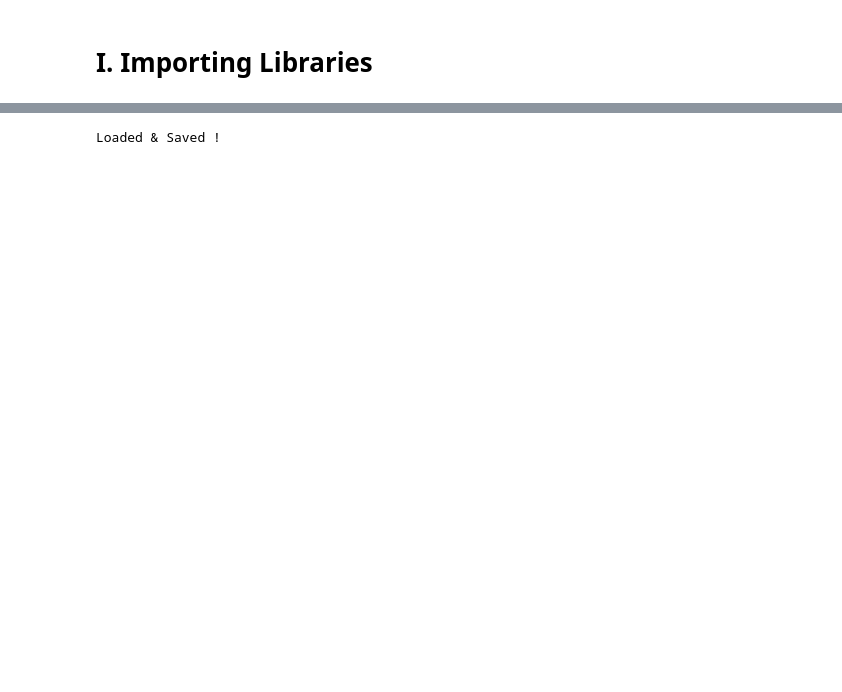
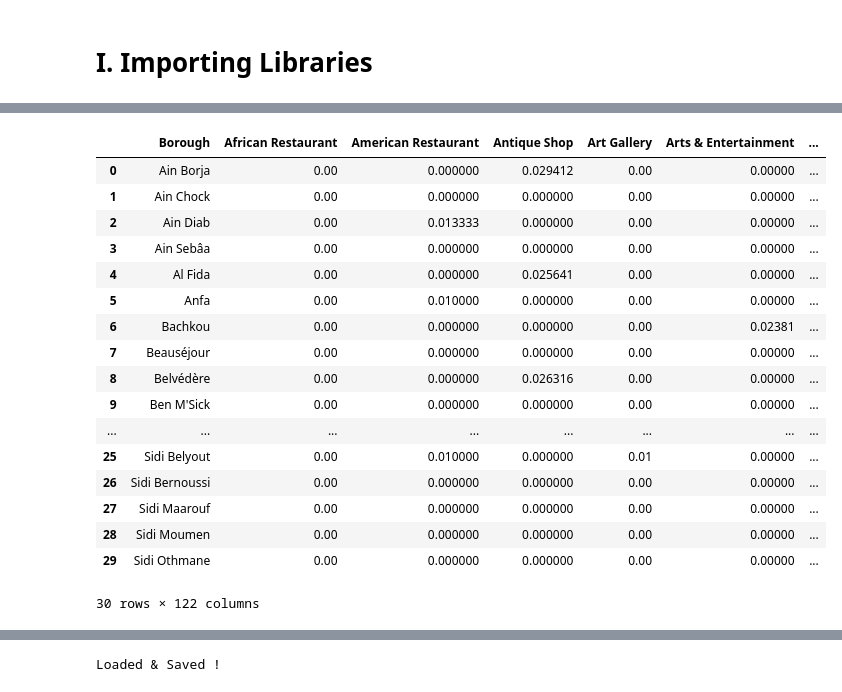
Before and after one commit to hamdanihamza/IBM-Capstone-Project, a Jupyter notebook: The Battle of Neighborhoods (Week 2).ipynb, the cells around one changed output, grey strips where cells are left out. Saved outputs shown, nothing was run; the diff lists cells and outputs as text; code cells hidden in the pictures; blank space fills up the shorter version.

```diff
--- a/The Battle of Neighborhoods (Week 2).ipynb
+++ b/The Battle of Neighborhoods (Week 2).ipynb
@@ -361,0 +359,23 @@ cities_grouped
+# %%
+boroughs_grouped = boroughs_onehot.groupby('Borough').mean().reset_index()
+boroughs_grouped.dropna(inplace=True)
+boroughs_grouped
+# %% [output]
+|  | Borough | African Restaurant | American Restaurant | Antique Shop | Art Gallery | Arts & Entertainment | ... |
+| 0 | Ain Borja | 0.00 | 0.000000 | 0.029412 | 0.00 | 0.00000 | ... |
+| 1 | Ain Chock | 0.00 | 0.000000 | 0.000000 | 0.00 | 0.00000 | ... |
+| 2 | Ain Diab | 0.00 | 0.013333 | 0.000000 | 0.00 | 0.00000 | ... |
+| 3 | Ain Sebâa | 0.00 | 0.000000 | 0.000000 | 0.00 | 0.00000 | ... |
+| 4 | Al Fida | 0.00 | 0.000000 | 0.025641 | 0.00 | 0.00000 | ... |
+| 5 | Anfa | 0.00 | 0.010000 | 0.000000 | 0.00 | 0.00000 | ... |
+| 6 | Bachkou | 0.00 | 0.000000 | 0.000000 | 0.00 | 0.02381 | ... |
+| 7 | Beauséjour | 0.00 | 0.000000 | 0.000000 | 0.00 | 0.00000 | ... |
+| 8 | Belvédère | 0.00 | 0.000000 | 0.026316 | 0.00 | 0.00000 | ... |
+| 9 | Ben M'Sick | 0.00 | 0.000000 | 0.000000 | 0.00 | 0.00000 | ... |
+| ... | ... | ... | ... | ... | ... | ... | ... |
+| 25 | Sidi Belyout | 0.00 | 0.010000 | 0.000000 | 0.01 | 0.00000 | ... |
+| 26 | Sidi Bernoussi | 0.00 | 0.000000 | 0.000000 | 0.00 | 0.00000 | ... |
+| 27 | Sidi Maarouf | 0.00 | 0.000000 | 0.000000 | 0.00 | 0.00000 | ... |
+| 28 | Sidi Moumen | 0.00 | 0.000000 | 0.000000 | 0.00 | 0.00000 | ... |
+| 29 | Sidi Othmane | 0.00 | 0.000000 | 0.000000 | 0.00 | 0.00000 | ... |
+30 rows × 122 columns
```
Also changed, not shown: parts of 101 cells of this notebook.
